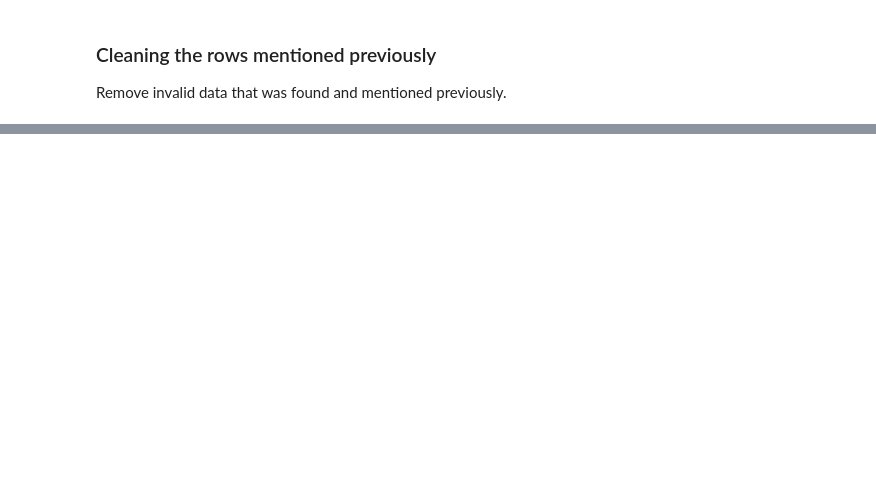
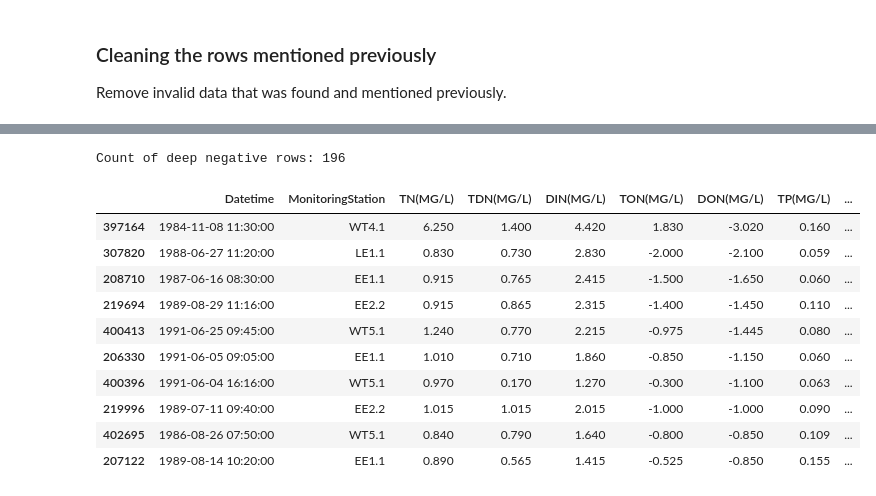
Before and after one commit to Quinn-Domanski/bay_exploration, a Jupyter notebook: bay_data_exploration.ipynb, the cells around one changed output, grey strips where cells are left out. Saved outputs shown, nothing was run; the diff lists cells and outputs as text; code cells hidden in the pictures; blank space fills up the shorter version.

```diff
--- a/bay_data_exploration.ipynb
+++ b/bay_data_exploration.ipynb
@@ -669,0 +696,29 @@ final_df.describe().drop(columns=['EventId', 'TotalDepth', 'Depth', 'Latitude',
+# %%
+# List of columns with suspicious negative mins
+cols_to_check = ['DON(MG/L)', 'TON(MG/L)', 'PP(MG/L)', 'NO3F(MG/L)', 'PHEO(MG/L)']
+
+# Threshold: We accept tiny noise (e.g. -0.05), but want to see the big errors
+# We filter for values LESS than -0.05
+deep_negatives = final_df[
+    (final_df['DON(MG/L)'] < -0.05) |
+    (final_df['TON(MG/L)'] < -0.05) |
+    (final_df['PP(MG/L)']  < -0.05) |
+    (final_df['NO3F(MG/L)'] < -0.05)
+]
+
+# Sort by the worst offender (e.g. DON) to see the garbage first
+print("Count of deep negative rows:", len(deep_negatives))
+deep_negatives[['Datetime', 'MonitoringStation', 'TN(MG/L)', 'TDN(MG/L)', 'DIN(MG/L)', 'TON(MG/L)', 'DON(MG/L)', 'TP(MG/L)', 'TDP(MG/L)', 'PP(MG/L)', 'NO3F(MG/L)']].sort_values(by='DON(MG/L)').head(10)
+# %% [output]
+Count of deep negative rows: 196
+|  | Datetime | MonitoringStation | TN(MG/L) | TDN(MG/L) | DIN(MG/L) | TON(MG/L) | DON(MG/L) | TP(MG/L) | ... |
+| 397164 | 1984-11-08 11:30:00 | WT4.1 | 6.250 | 1.400 | 4.420 | 1.830 | -3.020 | 0.160 | ... |
+| 307820 | 1988-06-27 11:20:00 | LE1.1 | 0.830 | 0.730 | 2.830 | -2.000 | -2.100 | 0.059 | ... |
+| 208710 | 1987-06-16 08:30:00 | EE1.1 | 0.915 | 0.765 | 2.415 | -1.500 | -1.650 | 0.060 | ... |
+| 219694 | 1989-08-29 11:16:00 | EE2.2 | 0.915 | 0.865 | 2.315 | -1.400 | -1.450 | 0.110 | ... |
+| 400413 | 1991-06-25 09:45:00 | WT5.1 | 1.240 | 0.770 | 2.215 | -0.975 | -1.445 | 0.080 | ... |
+| 206330 | 1991-06-05 09:05:00 | EE1.1 | 1.010 | 0.710 | 1.860 | -0.850 | -1.150 | 0.060 | ... |
+| 400396 | 1991-06-04 16:16:00 | WT5.1 | 0.970 | 0.170 | 1.270 | -0.300 | -1.100 | 0.063 | ... |
+| 219996 | 1989-07-11 09:40:00 | EE2.2 | 1.015 | 1.015 | 2.015 | -1.000 | -1.000 | 0.090 | ... |
+| 402695 | 1986-08-26 07:50:00 | WT5.1 | 0.840 | 0.790 | 1.640 | -0.800 | -0.850 | 0.109 | ... |
+| 207122 | 1989-08-14 10:20:00 | EE1.1 | 0.890 | 0.565 | 1.415 | -0.525 | -0.850 | 0.155 | ... |
```
Also changed, not shown: parts of 11 cells of this notebook, 4 other files.
